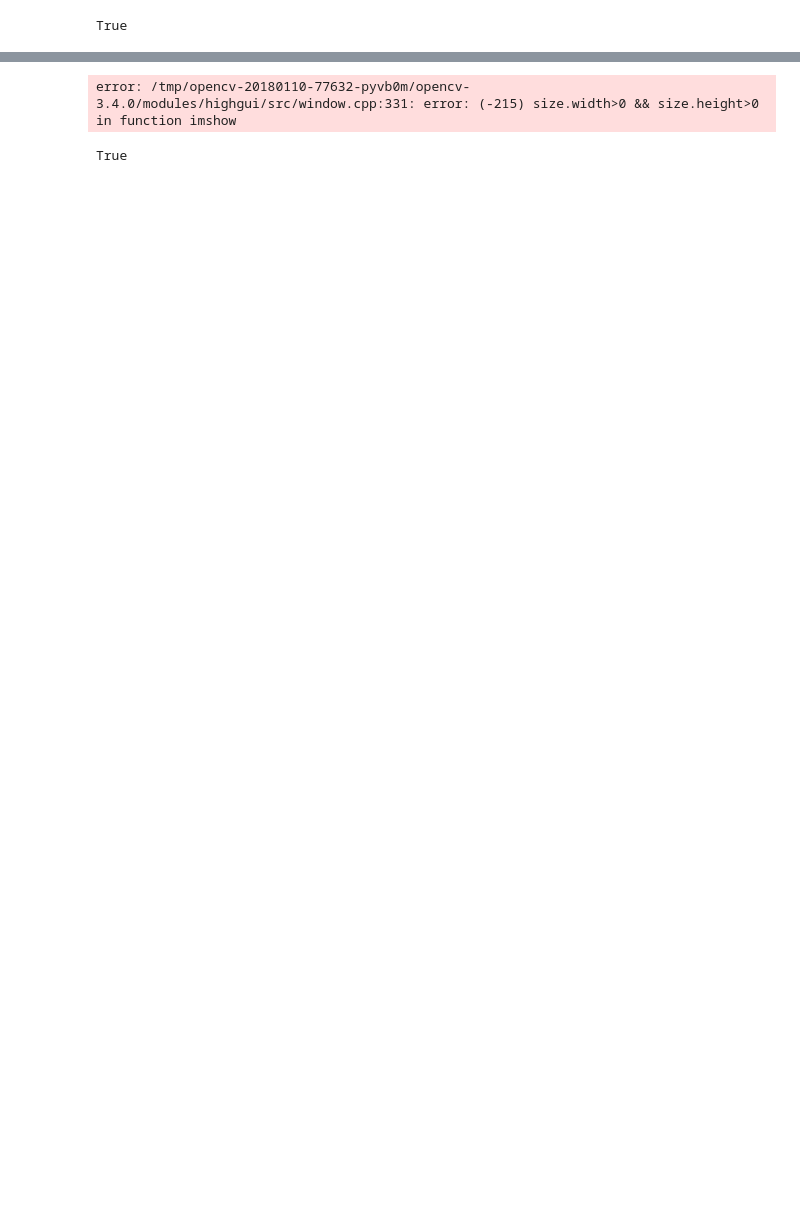
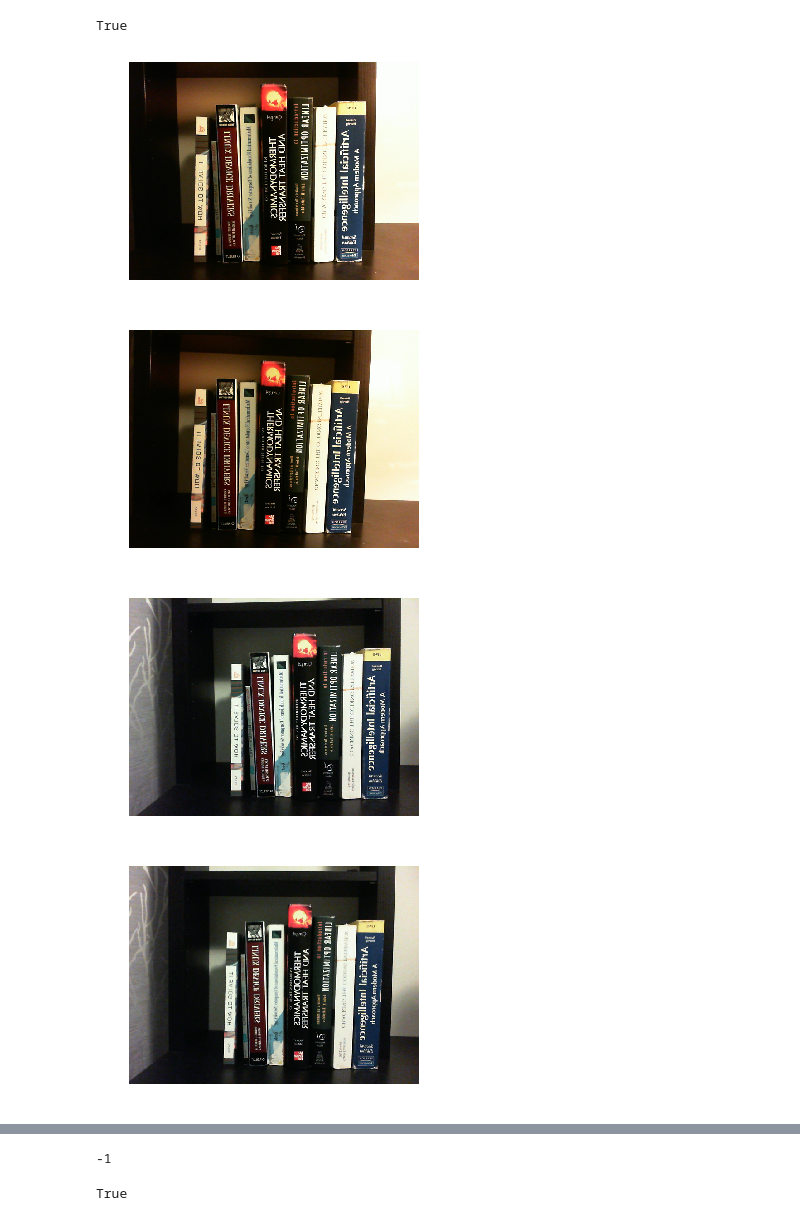
Before and after one commit to buenayerba/augmented-reality-for-book-spines, a Jupyter notebook: save_video_frame.ipynb, the cells around one changed output, grey strips where cells are left out. Drawn from its saved outputs; the diff is of its cells as text; code cells hidden in the pictures; blank space fills up the shorter version.

Commit message:
optical flow window fixed

```diff
--- a/save_video_frame.ipynb
+++ b/save_video_frame.ipynb
@@ -14,7 +14,7 @@ camera = cv2.VideoCapture(1)
 print camera.isOpened()
 
 # reduce frame size to speed it up
-w = 640*1.5
+w = 640
 h = w*3/4
 camera.set(cv2.CAP_PROP_FRAME_WIDTH, w)
 camera.set(cv2.CAP_PROP_FRAME_HEIGHT, h)
@@ -25,30 +25,34 @@ while True:
     ret, frame = camera.read()
     frame = cv2.flip(frame, 1)
 #     print frame.shape
     cv2.imshow("Frame2", frame)
 
     # Press space bar for capturing an image
     if cv2.waitKey(5) == 32:
         imshow(frame)
         cv2.imwrite("im-" + str(i) + ".jpg", frame)
         i += 1
     elif cv2.waitKey(5) == 27:
         break
 
     range_verical = np.arange(0, frame.shape[0], 10)
     range_horizontal = np.arange(0, frame.shape[1], 10)
 
     for y_coord in range_verical:
         thickness = 2 if y_coord%50 == 0 else 1
         cv2.line(frame, (0,y_coord), (frame.shape[1], y_coord), [0, 255, 0], thickness, lineType=8, shift=0)
 
     for x_coord in range_horizontal:
         thickness = 2 if x_coord%50 == 0 else 1
         cv2.line(frame, (x_coord, 0), (x_coord, frame.shape[0]), [0, 255, 0], thickness, lineType=8, shift=0)
     cv2.imshow("Frame", frame)
 
 cv2.destroyAllWindows()
 camera.release()
 cv2.waitKey(1) # extra waitKey sometimes needed to close camera window
 # %% [output]
 True
+[figure, added]
+[figure, added]
+[figure, added]
+[figure, added]
@@ -55,4 +60,4 @@ True
-error: /tmp/opencv-20180110-77632-pyvb0m/opencv-3.4.0/modules/highgui/src/window.cpp:331: error: (-215) size.width>0 && size.height>0 in function imshow
+-1
 # %%
 camera = cv2.VideoCapture(0)
 print camera.isOpened()
```
Also changed, not shown: parts of 1 cell of this notebook, 15 other files.
